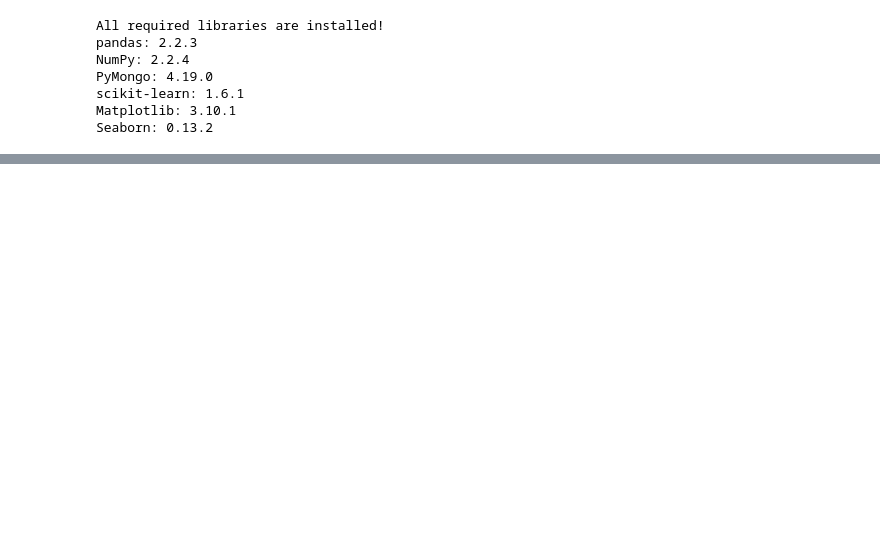
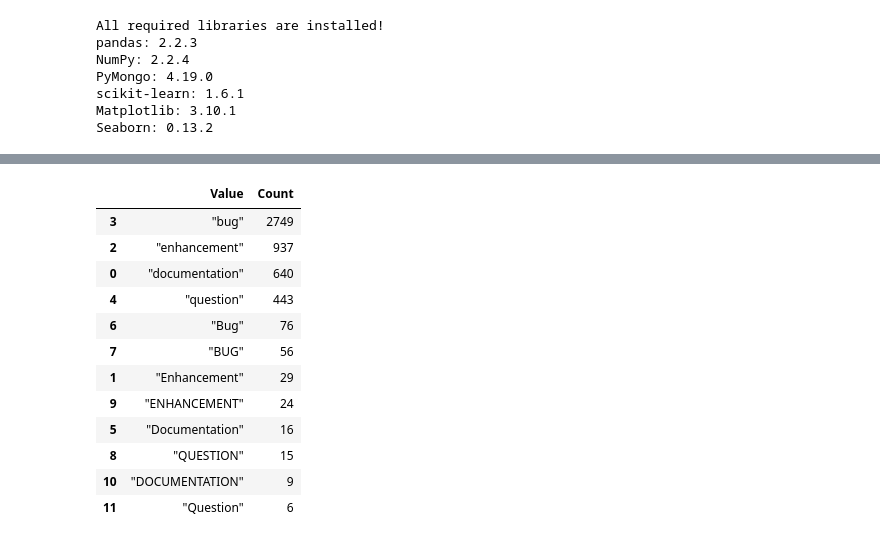
Before and after one commit to M-anvi/BugRadar, a Jupyter notebook: BugRadar.ipynb, the cells around one changed output, grey strips where cells are left out. Drawn from its saved outputs; the diff is of its cells as text; code cells hidden in the pictures; blank space fills up the shorter version.

Commit message:
Add dataset exploration and quality checks

```diff
--- a/BugRadar.ipynb
+++ b/BugRadar.ipynb
@@ -45,0 +368,77 @@ Note: you may need to restart the kernel to use updated packages.
+# %%
+
+# CELL 5: CHECK INCONSISTENT FORMATS
+
+# Inspect distinct values in important categorical fields
+for field in ["issue_category", "priority", "state"]:
+    print(f"\nVALUES IN {field.upper()}")
+
+    counts = Counter(
+        stable_json(doc[field])
+        for doc in original_data
+        if field in doc
+    )
+
+    display(pd.DataFrame([
+        {"Value": value, "Count": count}
+        for value, count in counts.items()
+    ]).sort_values("Count", ascending=False))
+
+# Count capitalization and whitespace inconsistencies
+print("\nSTRING CONSISTENCY CHECK")
+
+for field in ["issue_category", "priority", "state"]:
+    values = [
+        doc[field] for doc in original_data
+        if isinstance(doc.get(field), str)
+    ]
+
+    normalized_groups = {}
+
+    for value in values:
+        normalized_groups.setdefault(
+            value.strip().casefold(), set()
+        ).add(value)
+
+    variants = {
+        key: sorted(items)
+        for key, items in normalized_groups.items()
+        if len(items) > 1
+    }
+
+    whitespace_count = sum(
+        value != value.strip() for value in values
+    )
+
+    print(f"\n{field}:")
+    print("Values with leading/trailing whitespace:", whitespace_count)
+    print("Case/whitespace variant groups:", variants)
+
+# Check missing or blank text
+print("\nTITLE AND BODY COMPLETENESS")
+
+for field in ["title", "body"]:
+    absent = sum(field not in doc for doc in original_data)
+    nulls = sum(doc.get(field) is None for doc in original_data)
+    blank = sum(
+        isinstance(doc.get(field), str)
+        and not doc[field].strip()
+        for doc in original_data
+    )
+
+    print(
+        f"{field}: absent={absent}, null={nulls}, blank={blank}"
+    )
+
+# Check data types of key scalar fields
+print("\nSCALAR FIELD DATA TYPES")
+
+for field in ["id", "comments", "resolution_hours"]:
+    types = Counter(
+        type(doc[field]).__name__
+        for doc in original_data
+        if field in doc and doc[field] is not None
+    )
+
+    print(f"{field}: {dict(types)}")
+# %% [output]
@@ -45,0 +446,13 @@ Note: you may need to restart the kernel to use updated packages.
+|  | Value | Count |
+| 3 | "bug" | 2749 |
+| 2 | "enhancement" | 937 |
+| 0 | "documentation" | 640 |
+| 4 | "question" | 443 |
+| 6 | "Bug" | 76 |
+| 7 | "BUG" | 56 |
+| 1 | "Enhancement" | 29 |
+| 9 | "ENHANCEMENT" | 24 |
+| 5 | "Documentation" | 16 |
+| 8 | "QUESTION" | 15 |
+| 10 | "DOCUMENTATION" | 9 |
+| 11 | "Question" | 6 |
```
Also changed, not shown: parts of 9 cells of this notebook.
